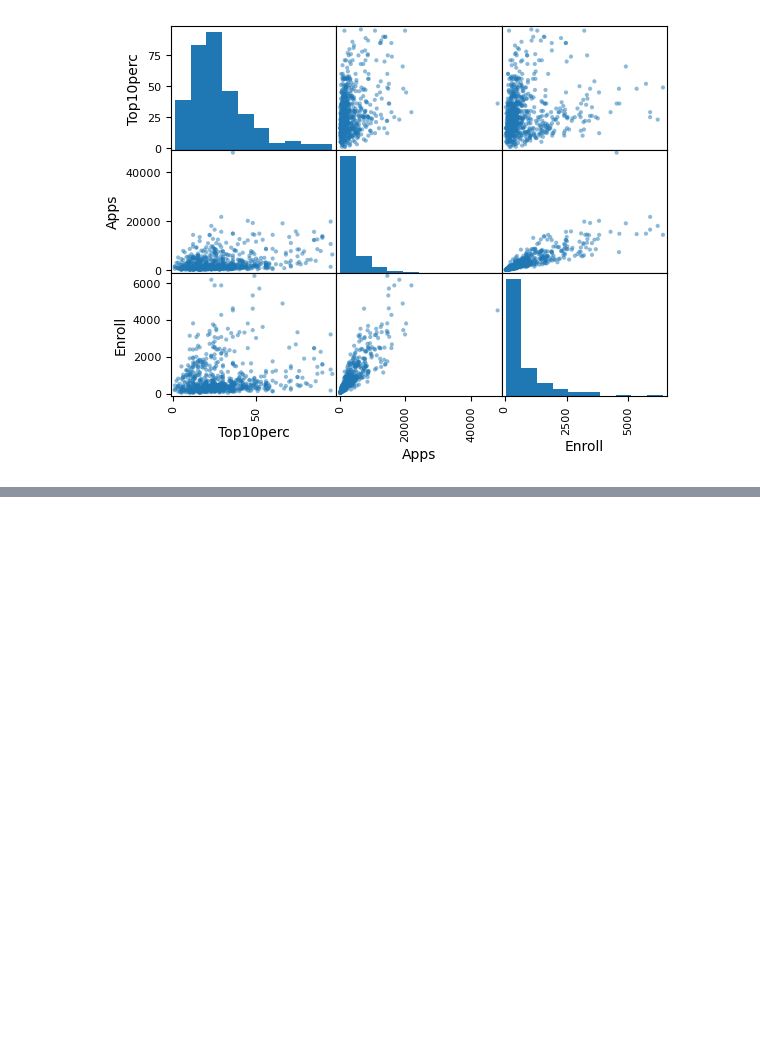
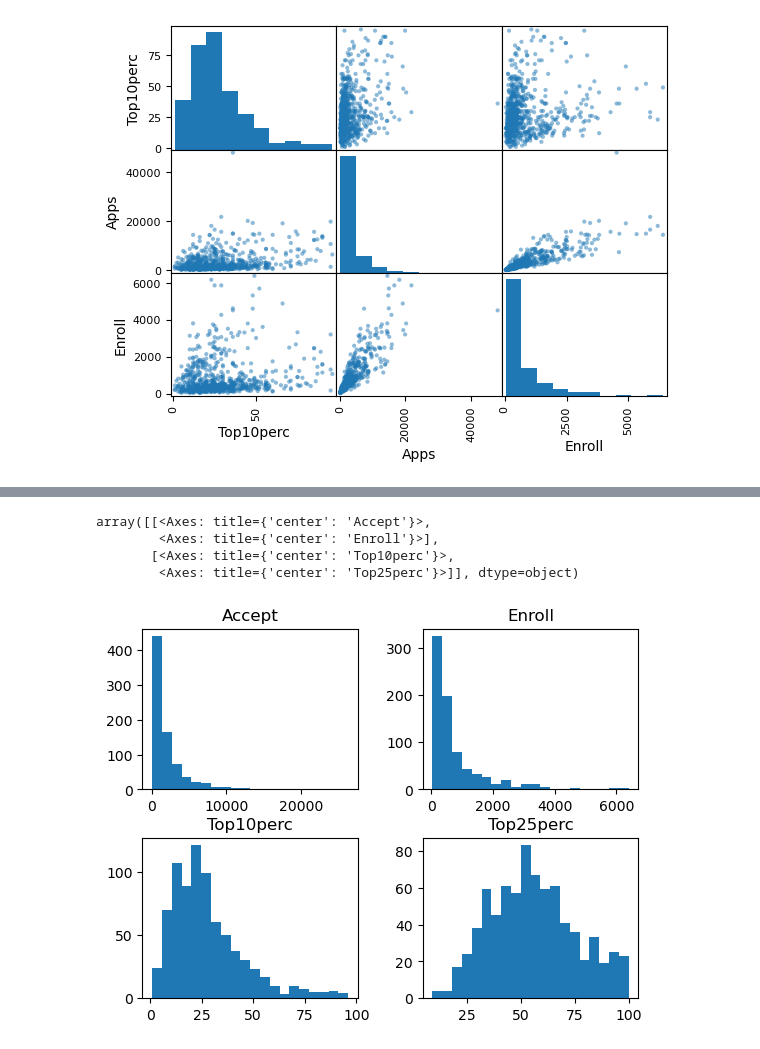
Before and after one commit to KatjaParak/Databehandling-Katsiaryna-Parakhnevich, a Jupyter notebook: Labs/Lab1.ipynb, the cells around one changed output, grey strips where cells are left out. Saved outputs shown, nothing was run; the diff lists cells and outputs as text; code cells hidden in the pictures; blank space fills up the shorter version.

```diff
--- a/Labs/Lab1.ipynb
+++ b/Labs/Lab1.ipynb
@@ -48,0 +67,8 @@ plt.show()
+# %%
+college.hist(['Accept', 'Enroll', 'Top10perc', 'Top25perc'], bins=20,grid=False)
+# %% [output]
+array([[<Axes: title={'center': 'Accept'}>,
+        <Axes: title={'center': 'Enroll'}>],
+       [<Axes: title={'center': 'Top10perc'}>,
+        <Axes: title={'center': 'Top25perc'}>]], dtype=object)
+[figure, added]
```
Also changed, not shown: parts of 3 cells of this notebook.
